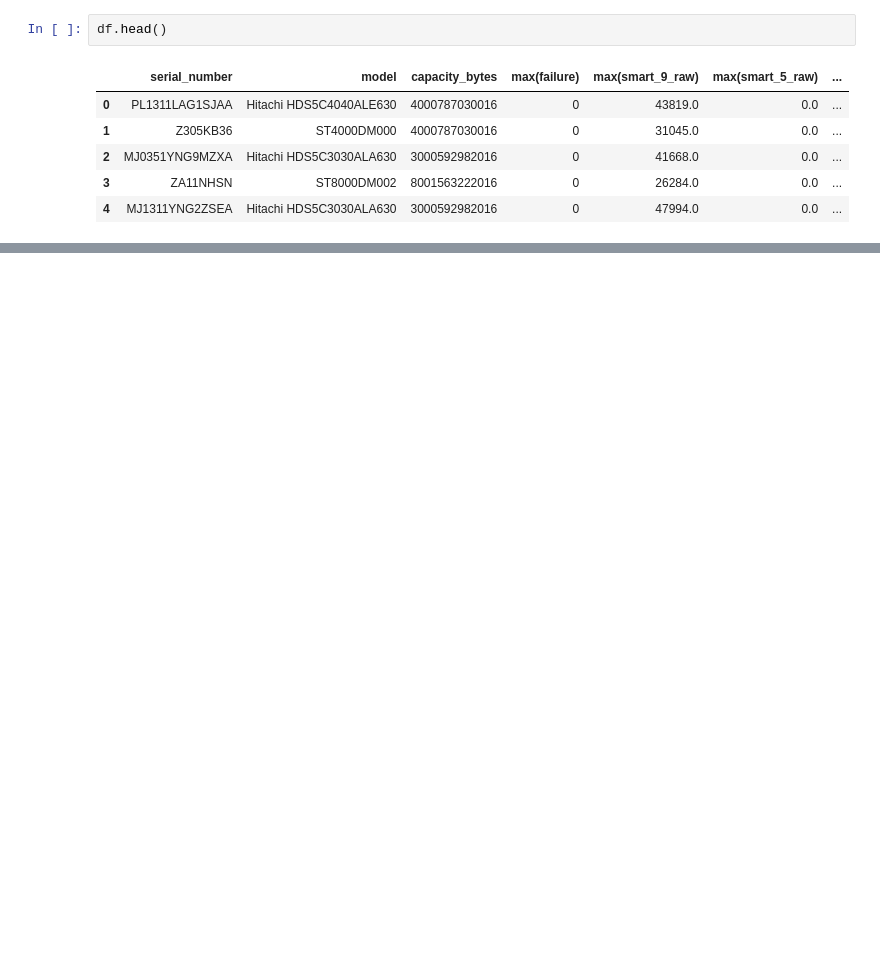
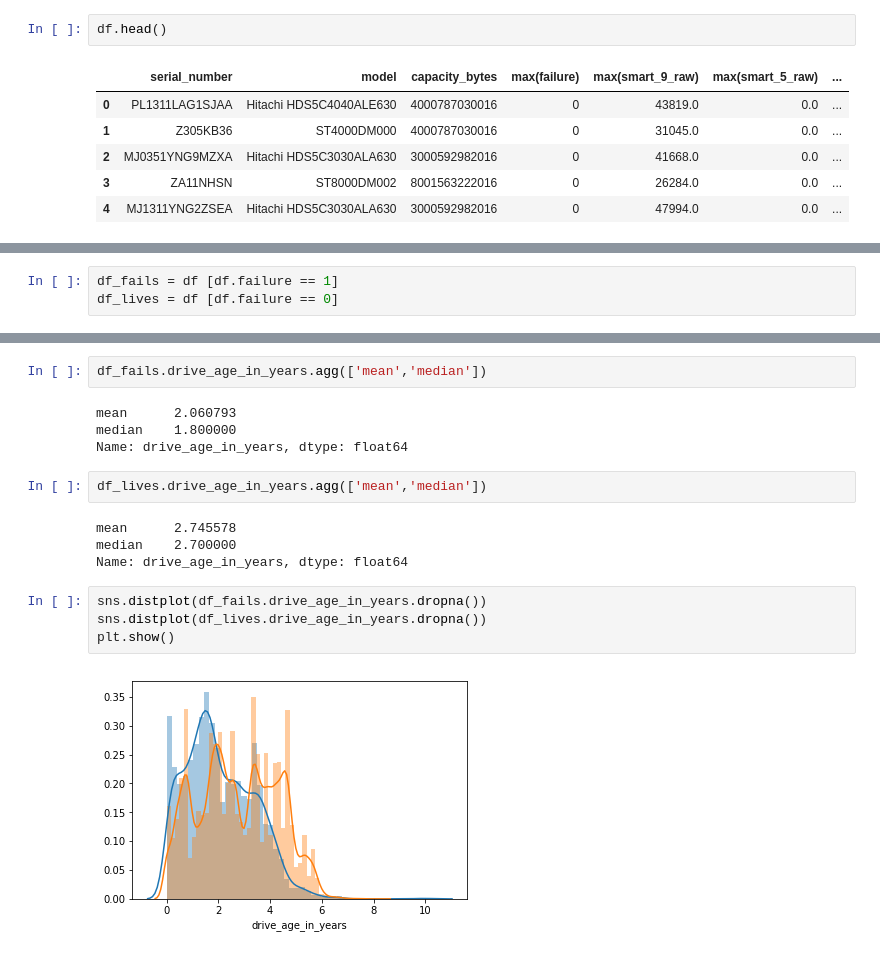
Before and after one commit to just-keep-spinning/hard-drive-project, a Jupyter notebook: misty_capstone_folder/mists-working.ipynb, the cells around one changed output, grey strips where cells are left out. Drawn from its saved outputs; the diff is of its cells as text; blank space fills up the shorter version.

```diff
--- a/misty_capstone_folder/mists-working.ipynb
+++ b/misty_capstone_folder/mists-working.ipynb
@@ -153,0 +420,3 @@ df.head()
+# %%
+df_fails = df [df.failure == 1]
+df_lives = df [df.failure == 0]
@@ -153,0 +470,18 @@ df.head()
+# %%
+df_fails.drive_age_in_years.agg(['mean','median'])
+# %% [output]
+mean      2.060793
+median    1.800000
+Name: drive_age_in_years, dtype: float64
+# %%
+df_lives.drive_age_in_years.agg(['mean','median'])
+# %% [output]
+mean      2.745578
+median    2.700000
+Name: drive_age_in_years, dtype: float64
+# %%
+sns.distplot(df_fails.drive_age_in_years.dropna())
+sns.distplot(df_lives.drive_age_in_years.dropna())
+plt.show()
+# %% [output]
+[figure, added]
```
Also changed, not shown: parts of 32 cells of this notebook.
